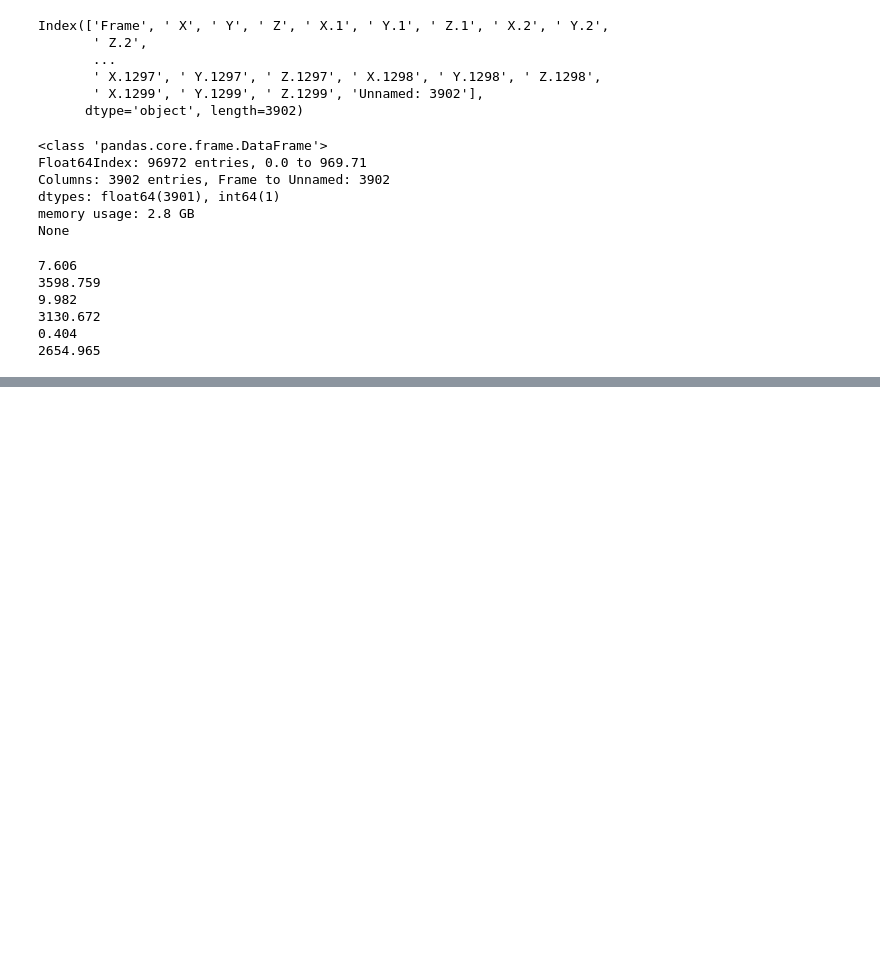
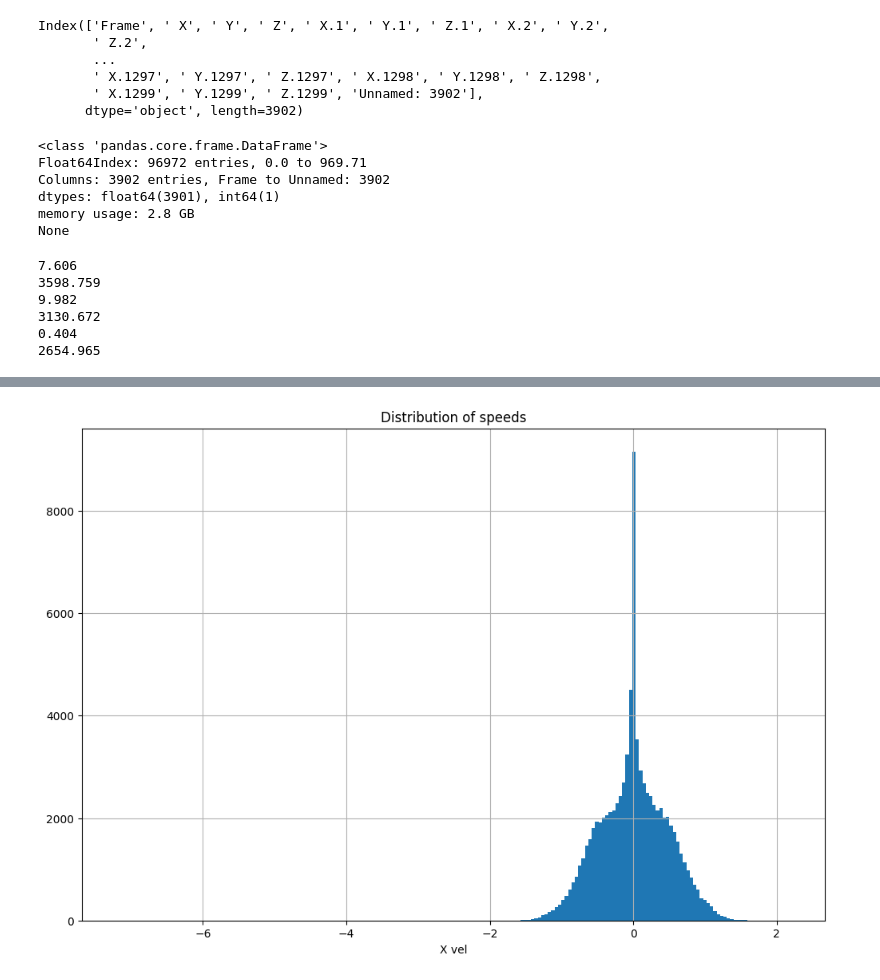
Before and after one commit to Mark-Bugden/Locust-Physics, a Jupyter notebook: Data_exploration.ipynb, the cells around one changed output, grey strips where cells are left out. Cells and saved outputs as stored; diff of their text form; code cells hidden in the pictures; blank space fills up the shorter version.

```diff
--- a/Data_exploration.ipynb
+++ b/Data_exploration.ipynb
@@ -106,2 +105,3 @@ memory usage: 2.8 GB
 # %%
-ndf.info()
+for col in ndf.columns[1:]:
+    ndf[f'V{col}'] = ndf[col].shift(-1) - ndf[col]
@@ -113,0 +125,12 @@ memory usage: 591.9 MB
+# %%
+fig, ax = plt.subplots()
+fig.set_size_inches(12,8)
+
+ax.set_xlabel('X vel')
+
+ndf.hist(ax = ax, column='V X.50', bins=200)
+plt.title('Distribution of speeds')
+plt.savefig('Distribution_of_speeds.png')
+plt.show()
+# %% [output]
+[figure, added]
```
Also changed, not shown: parts of 18 cells of this notebook, 1 other file.
